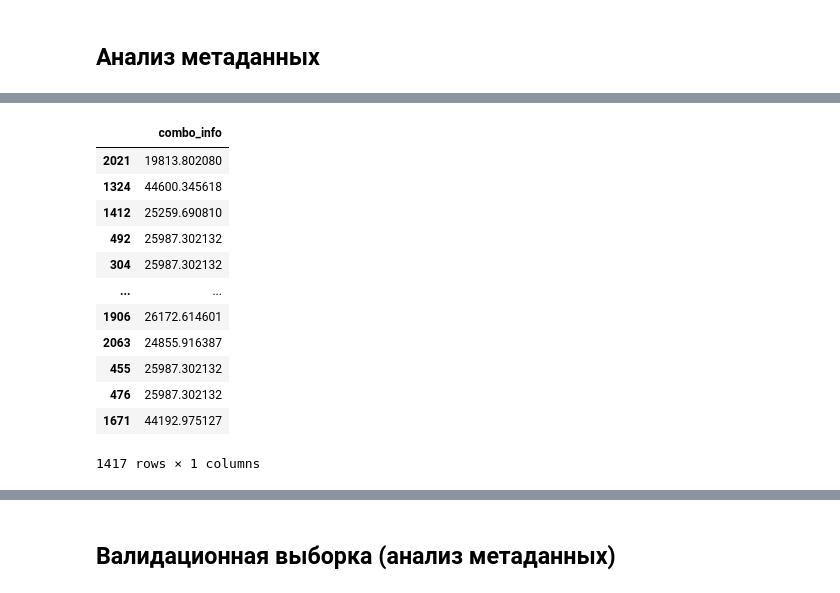
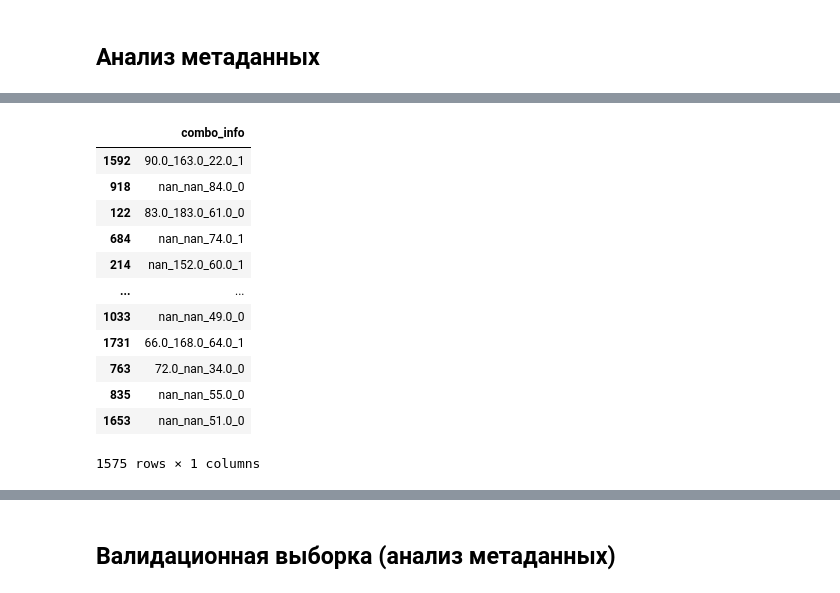
Before and after one commit to vikt-l/ECGMultilableClassification, a Jupyter notebook: main.ipynb, the cells around one changed output, grey strips where cells are left out. Drawn from its saved outputs; the diff is of its cells as text; code cells hidden in the pictures.

```diff
--- a/main.ipynb
+++ b/main.ipynb
@@ -1100,3 +996,0 @@ myocard_train_meta
-# %%
-df_train.insert(0, 'myocard', myocard_train_meta.astype('int'))
-df_train
@@ -1119,3 +1015,20 @@ combo_info = df_train['weight'].astype(str) + '_' + df_train['height'].astype(st
     + '_' + df_train['age'].astype(str) + '_' + df_train['sex'].astype(str)
 df_train.insert(0, 'combo_info', combo_info)
 #объединение данных веса, роста, возраста и пола(во избежание переобучения)
+# %%
+df_train.drop(['weight', 'height', 'age', 'sex', 'patient_id'], axis= 1 , inplace= True)
+df_train
+# %% [output]
+|  | combo_info |
+| 1592 | 90.0_163.0_22.0_1 |
+| 918 | nan_nan_84.0_0 |
+| 122 | 83.0_183.0_61.0_0 |
+| 684 | nan_nan_74.0_1 |
+| 214 | nan_152.0_60.0_1 |
+| ... | ... |
+| 1033 | nan_nan_49.0_0 |
+| 1731 | 66.0_168.0_64.0_1 |
+| 763 | 72.0_nan_34.0_0 |
+| 835 | nan_nan_55.0_0 |
+| 1653 | nan_nan_51.0_0 |
+1575 rows × 1 columns
@@ -1132,17 +1106 @@ X_train_meta, X_test_meta, y_train_meta, y_test_meta = train_test_split(df_train
-# %%
-X_train_meta
-# %% [output]
-|  | combo_info |
-| 2021 | 19813.802080 |
-| 1324 | 44600.345618 |
-| 1412 | 25259.690810 |
-| 492 | 25987.302132 |
-| 304 | 25987.302132 |
-| ... | ... |
-| 1906 | 26172.614601 |
-| 2063 | 24855.916387 |
-| 455 | 25987.302132 |
-| 476 | 25987.302132 |
-| 1671 | 44192.975127 |
-1417 rows × 1 columns
 # %%
```
Also changed, not shown: parts of 162 cells of this notebook.
